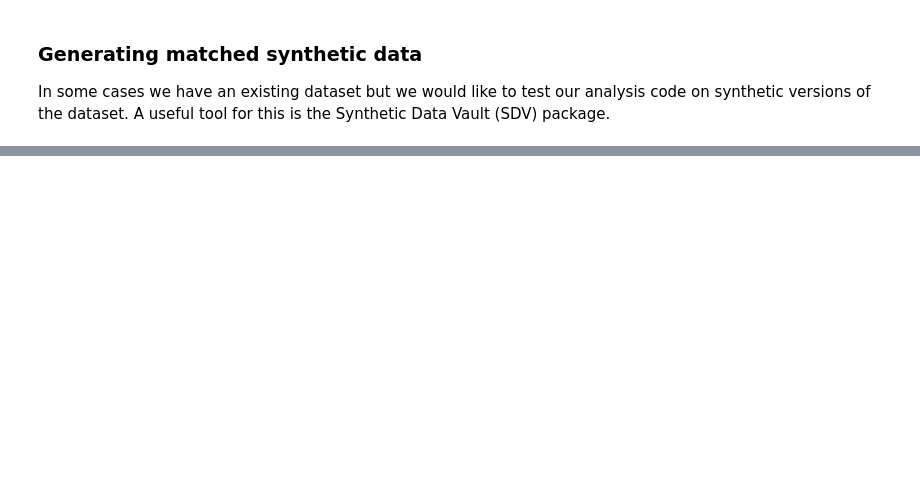
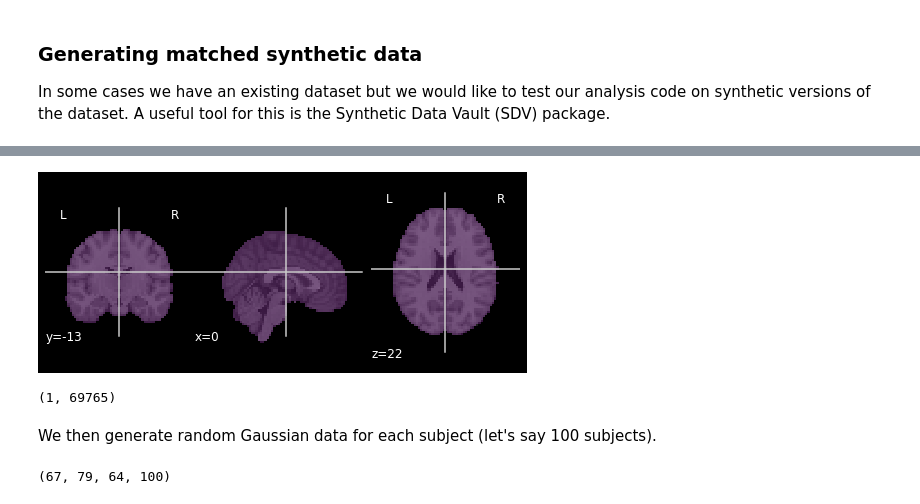
Before and after one commit to poldrack/reproducible-coding-workshop, a Jupyter notebook: notebooks/AnalyticValidation.ipynb, the cells around one changed output, grey strips where cells are left out. Saved outputs shown, nothing was run; the diff lists cells and outputs as text; code cells hidden in the pictures; blank space fills up the shorter version.

```diff
--- a/notebooks/AnalyticValidation.ipynb
+++ b/notebooks/AnalyticValidation.ipynb
@@ -438,0 +396,20 @@ print(logistic_result.summary())
+# %%
+from nilearn.datasets import load_mni152_brain_mask, load_mni152_template
+
+mnimask = load_mni152_brain_mask(resolution=3.)
+mnitemplate = load_mni152_template(resolution=3.)
+# %%
+import nilearn.plotting
+
+display = nilearn.plotting.plot_anat(mnitemplate)
+display.add_overlay(mnimask, alpha=0.5)
+# %% [output]
+[figure, added]
+# %%
+masker = NiftiMasker()
+maskdata = masker.fit_transform(mnimask)
+maskdata.shape
+# %% [output]
+(1, 69765)
+# %% [markdown]
+We then generate random Gaussian data for each subject (let's say 100 subjects).
@@ -438,0 +420,5 @@ print(logistic_result.summary())
+# %%
+synimg = smooth_img(masker.inverse_transform(syndata), 8)
+synimg.shape
+# %% [output]
+(67, 79, 64, 100)
```
Also changed, not shown: parts of 30 cells of this notebook.
